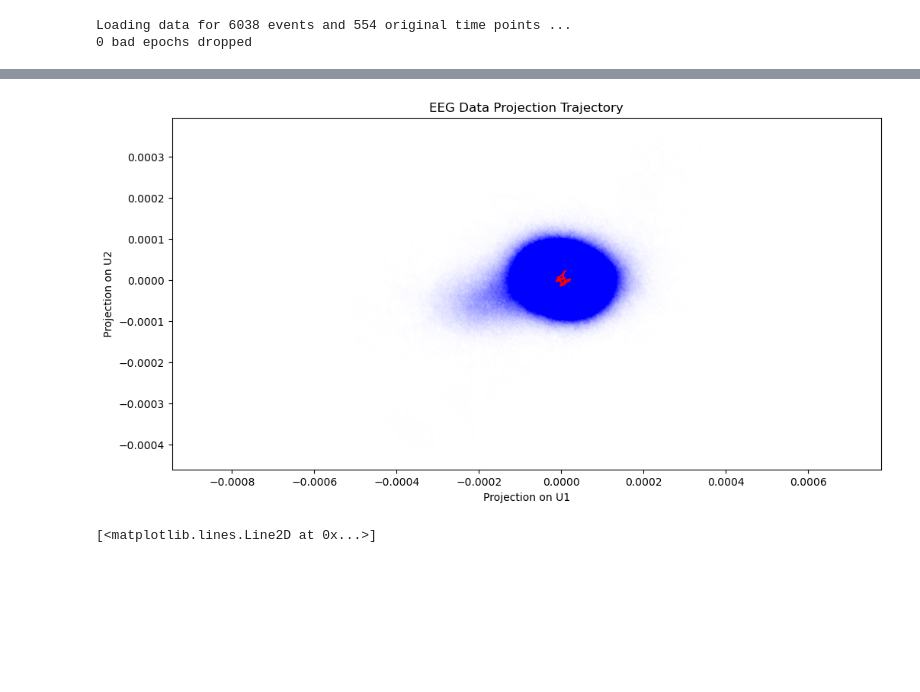
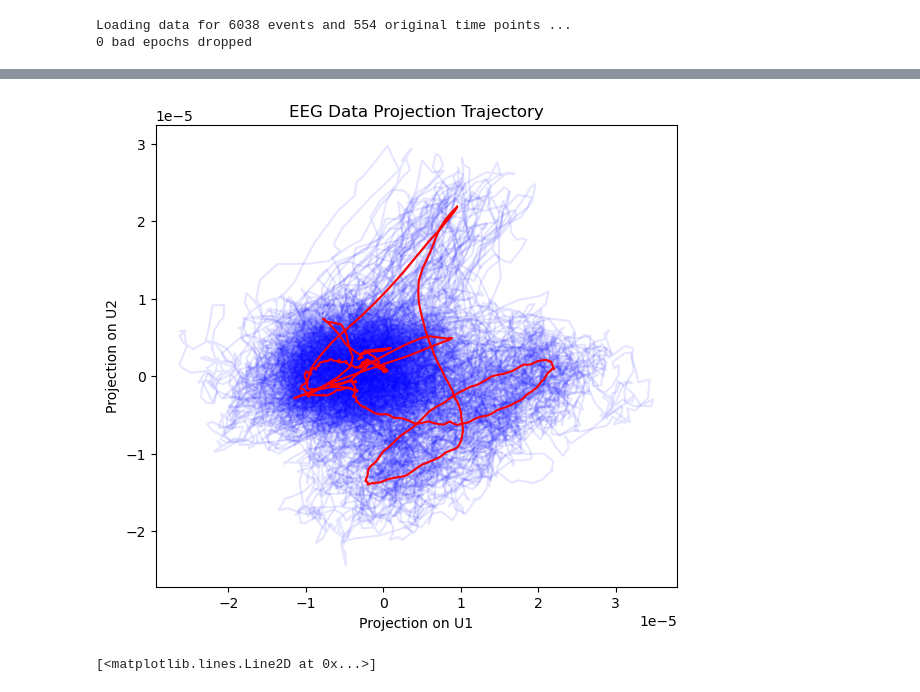
Before and after one commit to allshaks/eeg_llm, a Jupyter notebook: test_open_data.ipynb, the cells around one changed output, grey strips where cells are left out. Cells and saved outputs as stored; diff of their text form; code cells hidden in the pictures; blank space fills up the shorter version.

Commit message:
Added batches to noise plot.

```diff
--- a/test_open_data.ipynb
+++ b/test_open_data.ipynb
@@ -69,3 +64,8 @@ plt.show()
 # %%
 proj_U1 = np.dot(U.T[0], all_data)
 proj_U2 = np.dot(U.T[1], all_data)
+
+shuffled_proj_U1 = np.copy(proj_U1)
+shuffled_proj_U2 = np.copy(proj_U2)
+np.random.shuffle(shuffled_proj_U1)
+np.random.shuffle(shuffled_proj_U2)
@@ -72,21 +108,34 @@ proj_U2 = np.dot(U.T[1], all_data)
 # %%
 # Plot the trajectory (proj_U1 vs proj_U2)
+
+n_batches = 50
+batch_size = len(epochs) // n_batches
+
 plt.figure(figsize=(12, 6))
-for trial_U1, trial_U2 in zip(proj_U1, proj_U2):
-    plt.plot(trial_U1, trial_U2, alpha=0.002, color='blue')  # Each trial
+# for trial_U1, trial_U2 in zip(proj_U1, proj_U2):
+#     plt.plot(trial_U1, trial_U2, alpha=0.002, color='blue')  # Each trial
+
+for i in range(n_batches):
+    batch_size_post = batch_size if (i+1) != n_batches else len(epochs) % n_batches
+
+    batch_U1 = np.mean(shuffled_proj_U1[i*batch_size:(i+1)*batch_size_post], axis=0)
+    batch_U2 = np.mean(shuffled_proj_U2[i*batch_size:(i+1)*batch_size_post], axis=0)
+    plt.plot(batch_U1, batch_U2, alpha=0.1, color='blue') # Each batch
 
 plt.plot(S[0]*Vh[0], S[1]*Vh[1], color='red')
 
 # Add labels and title
 plt.xlabel('Projection on U1')
 plt.ylabel('Projection on U2')
 plt.title('EEG Data Projection Trajectory')
 
 # Show the plot
-plt.axis('equal')
-plt.show()
+
+ax = plt.gca()
+ax.set_aspect('equal', adjustable='box')
+plt.draw()
 # %% [output]
-[figure, old version]
+[figure, new version]
 # %%
 plt.plot((U.T[0] @ avg_data)[100:369],(U.T[1] @ avg_data)[100:369])
 # %% [output]
```
Also changed, not shown: parts of 6 cells of this notebook.
